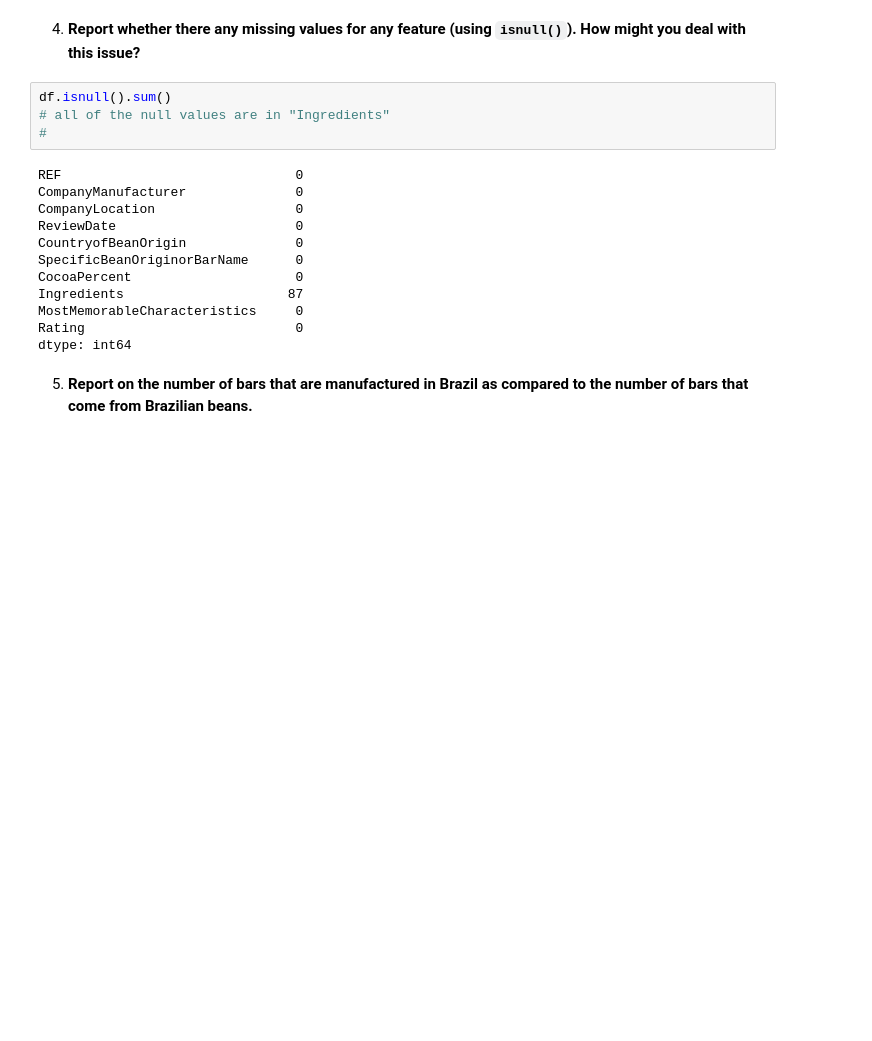
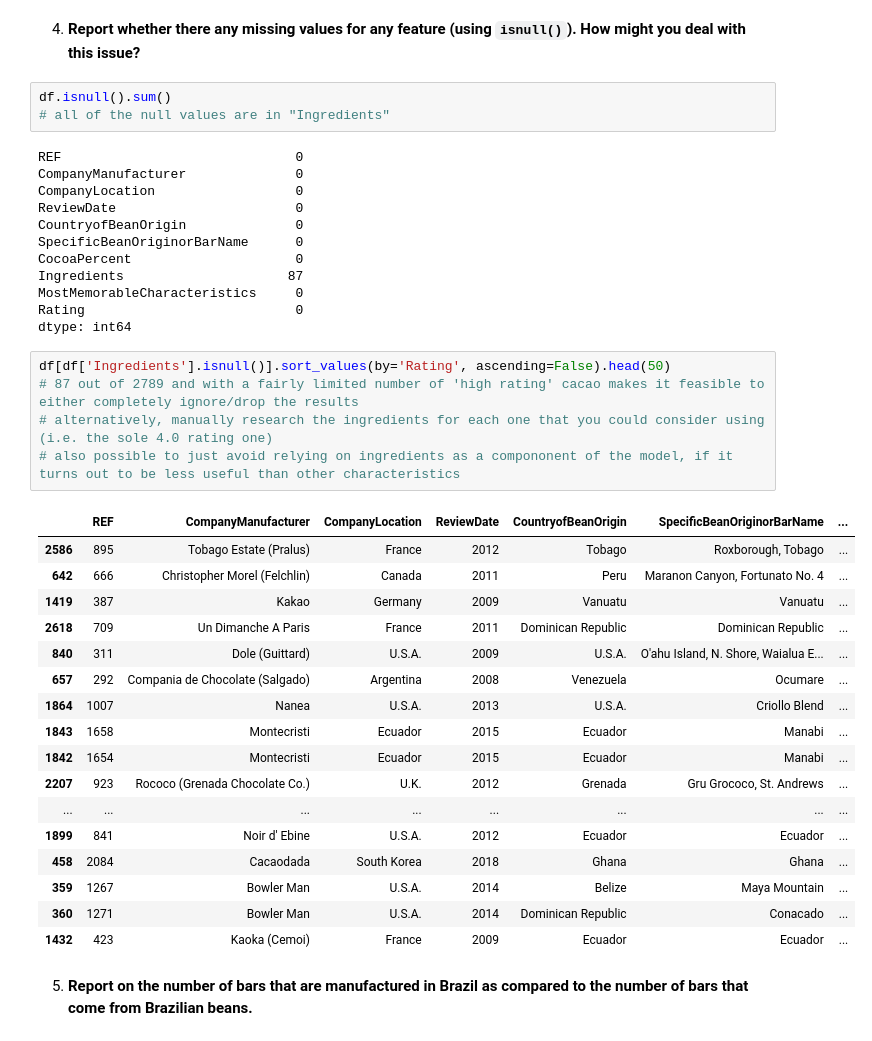
Before and after one commit to chrismji/Datasci-and-Ai-in-Bus, a Jupyter notebook: hw1.ipynb, the cells around one changed output. Drawn from its saved outputs; the diff is of its cells as text; blank space fills up the shorter version.

```diff
--- a/hw1.ipynb
+++ b/hw1.ipynb
@@ -95,7 +95,6 @@ df.head()
 # %%
 df.isnull().sum()
 # all of the null values are in "Ingredients"
-#
 # %% [output]
 REF                              0
 CompanyManufacturer              0
@@ -108,5 +107,28 @@ Ingredients                     87
 MostMemorableCharacteristics     0
 Rating                           0
 dtype: int64
+# %%
+df[df['Ingredients'].isnull()].sort_values(by='Rating', ascending=False).head(50)
+# 87 out of 2789 and with a fairly limited number of 'high rating' cacao makes it feasible to either completely ignore/drop the results
+# alternatively, manually research the ingredients for each one that you could consider using (i.e. the sole 4.0 rating one)
+# also possible to just avoid relying on ingredients as a compononent of the model, if it turns out to be less useful than other characteristics
+# %% [output]
+|  | REF | CompanyManufacturer | CompanyLocation | ReviewDate | CountryofBeanOrigin | SpecificBeanOriginorBarName | ... |
+| 2586 | 895 | Tobago Estate (Pralus) | France | 2012 | Tobago | Roxborough, Tobago | ... |
+| 642 | 666 | Christopher Morel (Felchlin) | Canada | 2011 | Peru | Maranon Canyon, Fortunato No. 4 | ... |
+| 1419 | 387 | Kakao | Germany | 2009 | Vanuatu | Vanuatu | ... |
+| 2618 | 709 | Un Dimanche A Paris | France | 2011 | Dominican Republic | Dominican Republic | ... |
+| 840 | 311 | Dole (Guittard) | U.S.A. | 2009 | U.S.A. | O'ahu Island, N. Shore, Waialua E... | ... |
+| 657 | 292 | Compania de Chocolate (Salgado) | Argentina | 2008 | Venezuela | Ocumare | ... |
+| 1864 | 1007 | Nanea | U.S.A. | 2013 | U.S.A. | Criollo Blend | ... |
+| 1843 | 1658 | Montecristi | Ecuador | 2015 | Ecuador | Manabi | ... |
+| 1842 | 1654 | Montecristi | Ecuador | 2015 | Ecuador | Manabi | ... |
+| 2207 | 923 | Rococo (Grenada Chocolate Co.) | U.K. | 2012 | Grenada | Gru Grococo, St. Andrews | ... |
+| ... | ... | ... | ... | ... | ... | ... | ... |
+| 1899 | 841 | Noir d' Ebine | U.S.A. | 2012 | Ecuador | Ecuador | ... |
+| 458 | 2084 | Cacaodada | South Korea | 2018 | Ghana | Ghana | ... |
+| 359 | 1267 | Bowler Man | U.S.A. | 2014 | Belize | Maya Mountain | ... |
+| 360 | 1271 | Bowler Man | U.S.A. | 2014 | Dominican Republic | Conacado | ... |
+| 1432 | 423 | Kaoka (Cemoi) | France | 2009 | Ecuador | Ecuador | ... |
 # %% [markdown]
 5. **Report on the number of bars that are manufactured in Brazil as compared to the number of bars that come from Brazilian beans.**
```
Also changed, not shown: parts of 13 cells of this notebook.
